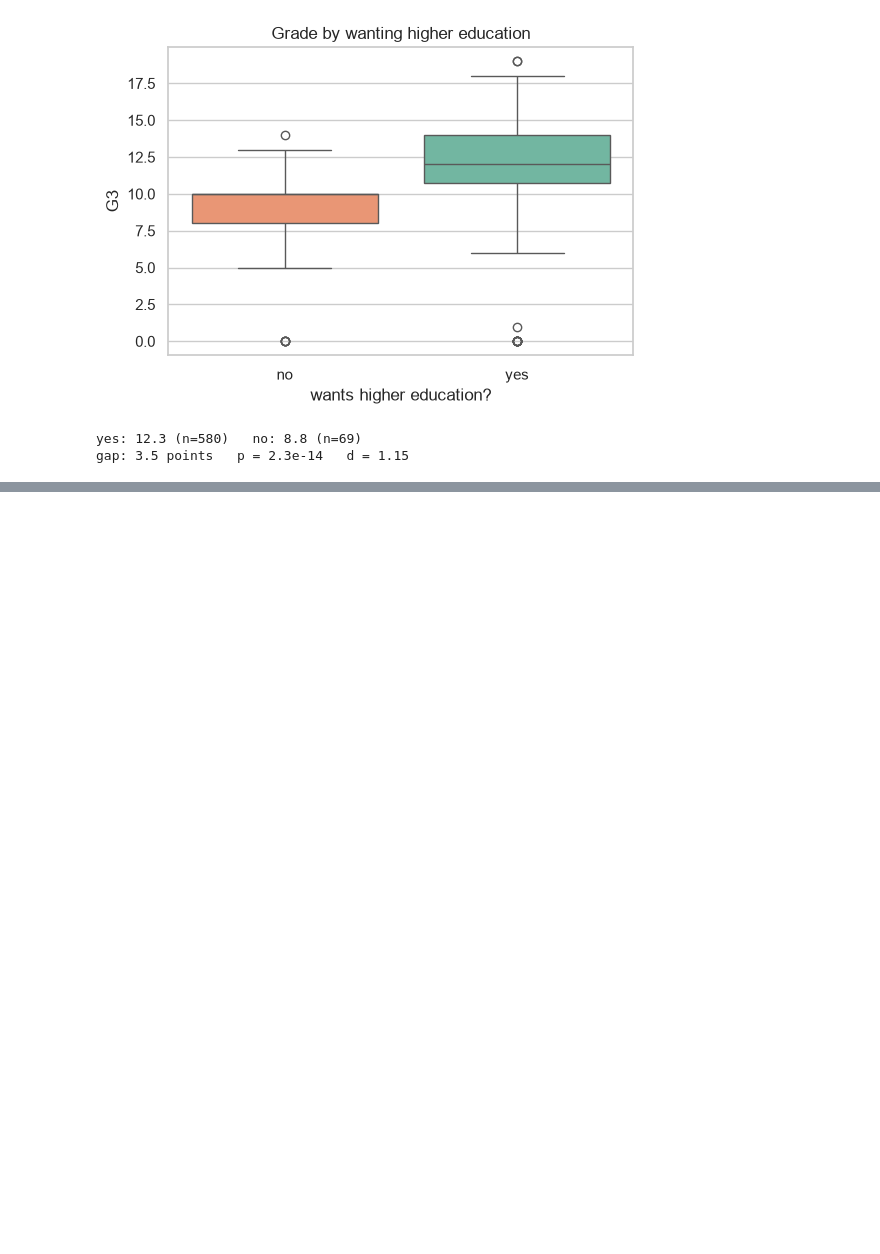
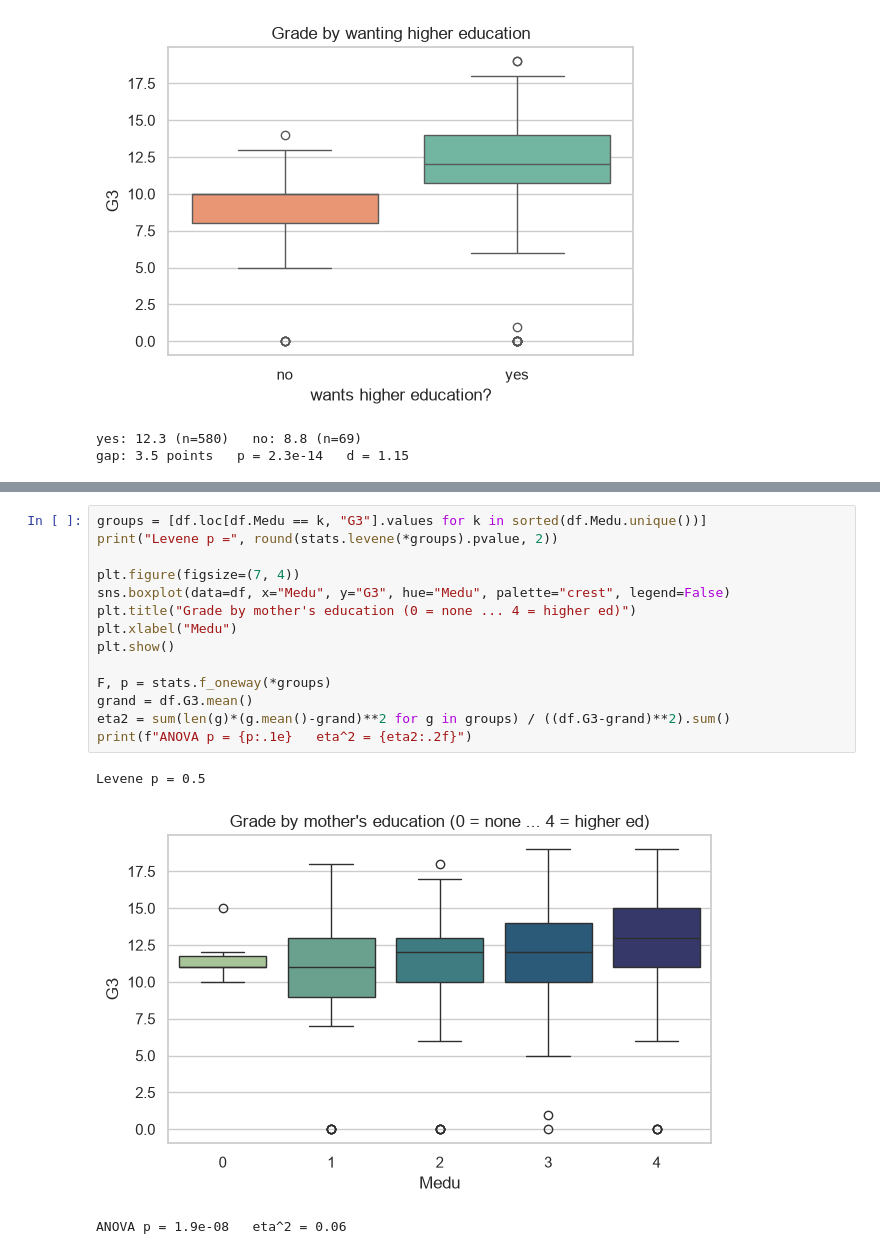
Before and after one commit to madzareh/inferential-stats-lab, a Jupyter notebook: main.ipynb, the cells around one changed output, grey strips where cells are left out. Drawn from its saved outputs; the diff is of its cells as text; blank space fills up the shorter version.

```diff
--- a/main.ipynb
+++ b/main.ipynb
@@ -80,0 +87,18 @@ gap: 3.5 points   p = 2.3e-14   d = 1.15
+# %%
+groups = [df.loc[df.Medu == k, "G3"].values for k in sorted(df.Medu.unique())]
+print("Levene p =", round(stats.levene(*groups).pvalue, 2))
+
+plt.figure(figsize=(7, 4))
+sns.boxplot(data=df, x="Medu", y="G3", hue="Medu", palette="crest", legend=False)
+plt.title("Grade by mother's education (0 = none ... 4 = higher ed)")
+plt.xlabel("Medu")
+plt.show()
+
+F, p = stats.f_oneway(*groups)
+grand = df.G3.mean()
+eta2 = sum(len(g)*(g.mean()-grand)**2 for g in groups) / ((df.G3-grand)**2).sum()
+print(f"ANOVA p = {p:.1e}   eta^2 = {eta2:.2f}")
+# %% [output]
+Levene p = 0.5
+[figure, added]
+ANOVA p = 1.9e-08   eta^2 = 0.06
```
Also changed, not shown: parts of 3 cells of this notebook, 2 other files.
